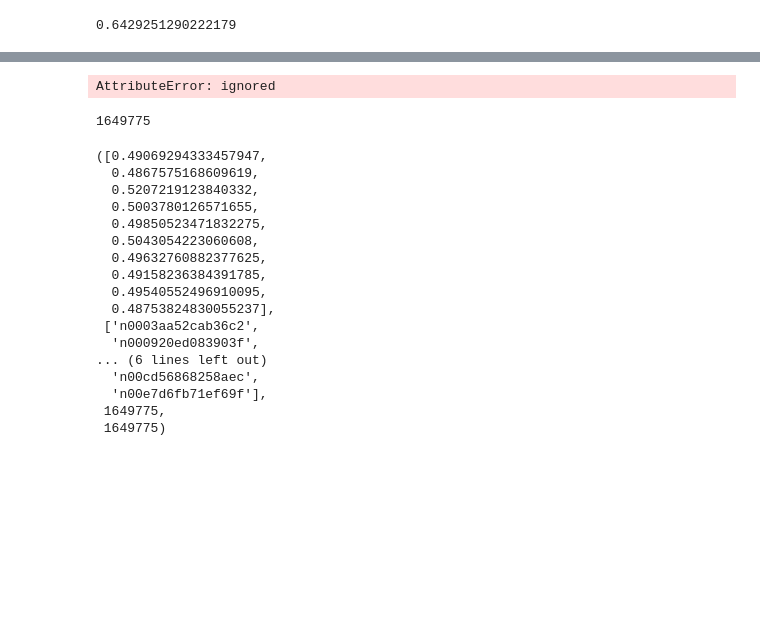
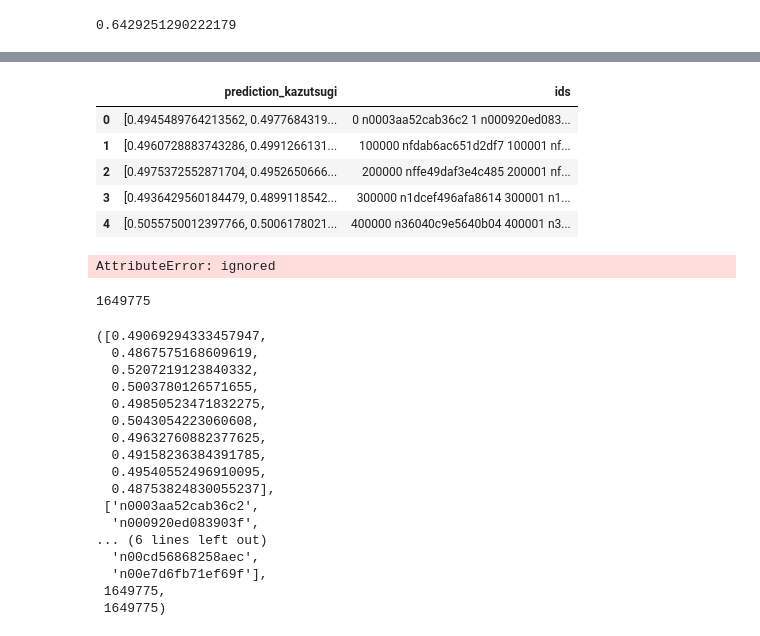
Before and after one commit to djliden/numerai_utils, a Jupyter notebook: notebooks/fastai_tabular.ipynb, the cells around one changed output, grey strips where cells are left out. Saved outputs shown, nothing was run; the diff lists cells and outputs as text; code cells hidden in the pictures; blank space fills up the shorter version.

```diff
--- a/notebooks/fastai_tabular.ipynb
+++ b/notebooks/fastai_tabular.ipynb
@@ -182,3 +257,14 @@ class FastSubmission:
+# %%
+data = pd.DataFrame(testsub, columns =['prediction_kazutsugi', 'ids'])
+data.head()
+#len(testsub[0][1])
+# %% [output]
+|  | prediction_kazutsugi | ids |
+| 0 | [0.4945489764213562, 0.4977684319... | 0 n0003aa52cab36c2 1 n000920ed083... |
+| 1 | [0.4960728883743286, 0.4991266131... | 100000 nfdab6ac651d2df7 100001 nf... |
+| 2 | [0.4975372552871704, 0.4952650666... | 200000 nffe49daf3e4c485 200001 nf... |
+| 3 | [0.4936429560184479, 0.4899118542... | 300000 n1dcef496afa8614 300001 n1... |
+| 4 | [0.5055750012397766, 0.5006178021... | 400000 n36040c9e5640b04 400001 n3... |
 # %%
 ids = []
 preds = []
```
Also changed, not shown: parts of 5 cells of this notebook.
